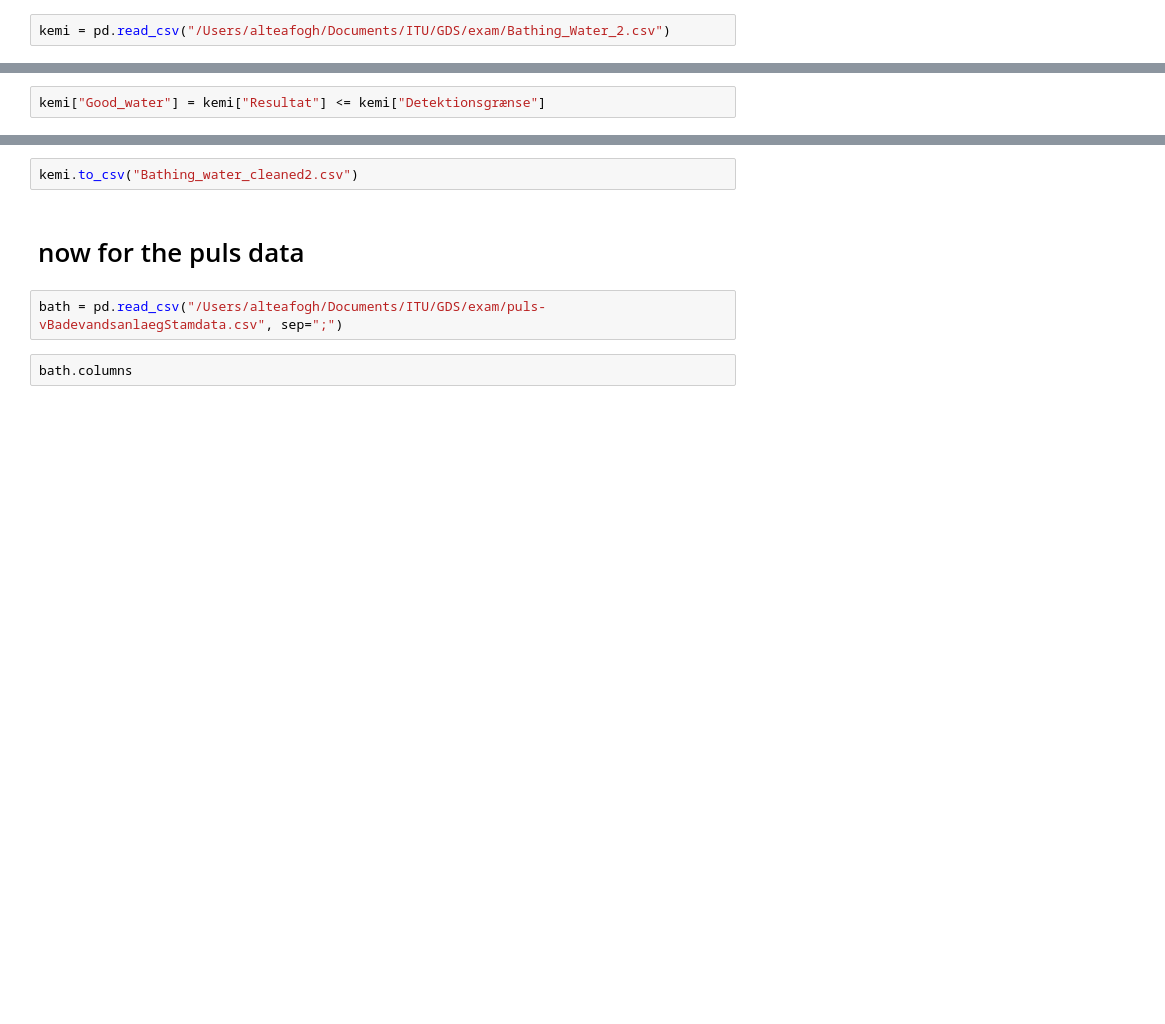
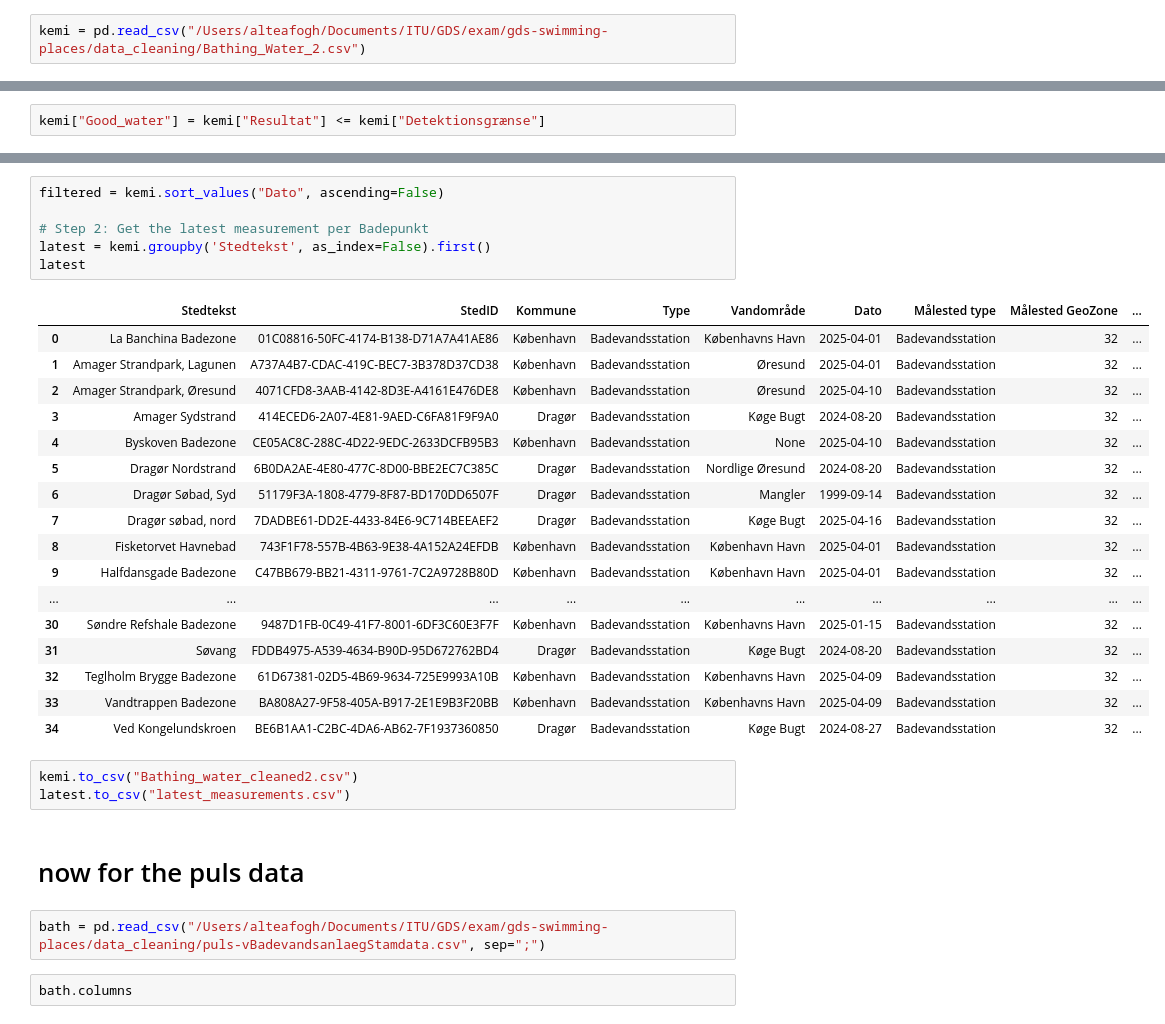
Before and after one commit to TalhaAkgul/gds-swimming-places, a Jupyter notebook: data_cleaning/data_cleaning.ipynb, the cells around one changed output, grey strips where cells are left out. Cells and saved outputs as stored; diff of their text form; blank space fills up the shorter version.

```diff
--- a/data_cleaning/data_cleaning.ipynb
+++ b/data_cleaning/data_cleaning.ipynb
@@ -4,7 +4,7 @@ import geopandas as gpd
 # %% [markdown]
 # kemical analysis of water
 # %%
-kemi = pd.read_csv("/Users/alteafogh/Documents/ITU/GDS/exam/Bathing_Water_2.csv")
+kemi = pd.read_csv("/Users/alteafogh/Documents/ITU/GDS/exam/gds-swimming-places/data_cleaning/Bathing_Water_2.csv")
 # %% [markdown]
 filtering for bathing station
 
@@ -62,9 +53,34 @@ array(['Dragør', 'København', 'Tårnby', 'Gentofte', 'Hvidovre'],
+# %%
+filtered = kemi.sort_values("Dato", ascending=False)
+
+# Step 2: Get the latest measurement per Badepunkt
+latest = kemi.groupby('Stedtekst', as_index=False).first()
+latest
+# %% [output]
+|  | Stedtekst | StedID | Kommune | Type | Vandområde | Dato | Målested type | Målested GeoZone | ... |
+| 0 | La Banchina Badezone | 01C08816-50FC-4174-B138-D71A7A41AE86 | København | Badevandsstation | Københavns Havn | 2025-04-01 | Badevandsstation | 32 | ... |
+| 1 | Amager Strandpark, Lagunen | A737A4B7-CDAC-419C-BEC7-3B378D37CD38 | København | Badevandsstation | Øresund | 2025-04-01 | Badevandsstation | 32 | ... |
+| 2 | Amager Strandpark, Øresund | 4071CFD8-3AAB-4142-8D3E-A4161E476DE8 | København | Badevandsstation | Øresund | 2025-04-10 | Badevandsstation | 32 | ... |
+| 3 | Amager Sydstrand | 414ECED6-2A07-4E81-9AED-C6FA81F9F9A0 | Dragør | Badevandsstation | Køge Bugt | 2024-08-20 | Badevandsstation | 32 | ... |
+| 4 | Byskoven Badezone | CE05AC8C-288C-4D22-9EDC-2633DCFB95B3 | København | Badevandsstation | None | 2025-04-10 | Badevandsstation | 32 | ... |
+| 5 | Dragør Nordstrand | 6B0DA2AE-4E80-477C-8D00-BBE2EC7C385C | Dragør | Badevandsstation | Nordlige Øresund | 2024-08-20 | Badevandsstation | 32 | ... |
+| 6 | Dragør Søbad, Syd | 51179F3A-1808-4779-8F87-BD170DD6507F | Dragør | Badevandsstation | Mangler | 1999-09-14 | Badevandsstation | 32 | ... |
+| 7 | Dragør søbad, nord | 7DADBE61-DD2E-4433-84E6-9C714BEEAEF2 | Dragør | Badevandsstation | Køge Bugt | 2025-04-16 | Badevandsstation | 32 | ... |
+| 8 | Fisketorvet Havnebad | 743F1F78-557B-4B63-9E38-4A152A24EFDB | København | Badevandsstation | København Havn | 2025-04-01 | Badevandsstation | 32 | ... |
+| 9 | Halfdansgade Badezone | C47BB679-BB21-4311-9761-7C2A9728B80D | København | Badevandsstation | København Havn | 2025-04-01 | Badevandsstation | 32 | ... |
+| ... | ... | ... | ... | ... | ... | ... | ... | ... | ... |
+| 30 | Søndre Refshale Badezone | 9487D1FB-0C49-41F7-8001-6DF3C60E3F7F | København | Badevandsstation | Københavns Havn | 2025-01-15 | Badevandsstation | 32 | ... |
+| 31 | Søvang | FDDB4975-A539-4634-B90D-95D672762BD4 | Dragør | Badevandsstation | Køge Bugt | 2024-08-20 | Badevandsstation | 32 | ... |
+| 32 | Teglholm Brygge Badezone | 61D67381-02D5-4B69-9634-725E9993A10B | København | Badevandsstation | Københavns Havn | 2025-04-09 | Badevandsstation | 32 | ... |
+| 33 | Vandtrappen Badezone | BA808A27-9F58-405A-B917-2E1E9B3F20BB | København | Badevandsstation | Københavns Havn | 2025-04-09 | Badevandsstation | 32 | ... |
+| 34 | Ved Kongelundskroen | BE6B1AA1-C2BC-4DA6-AB62-7F1937360850 | Dragør | Badevandsstation | Køge Bugt | 2024-08-27 | Badevandsstation | 32 | ... |
 # %%
 kemi.to_csv("Bathing_water_cleaned2.csv")
+latest.to_csv("latest_measurements.csv")
 # %% [markdown]
 # now for the puls data
 # %%
-bath = pd.read_csv("/Users/alteafogh/Documents/ITU/GDS/exam/puls-vBadevandsanlaegStamdata.csv", sep=";")
+bath = pd.read_csv("/Users/alteafogh/Documents/ITU/GDS/exam/gds-swimming-places/data_cleaning/puls-vBadevandsanlaegStamdata.csv", sep=";")
 # %%
 bath.columns
 # %% [output]
```
Also changed, not shown: parts of 12 cells of this notebook, 4 other files.
